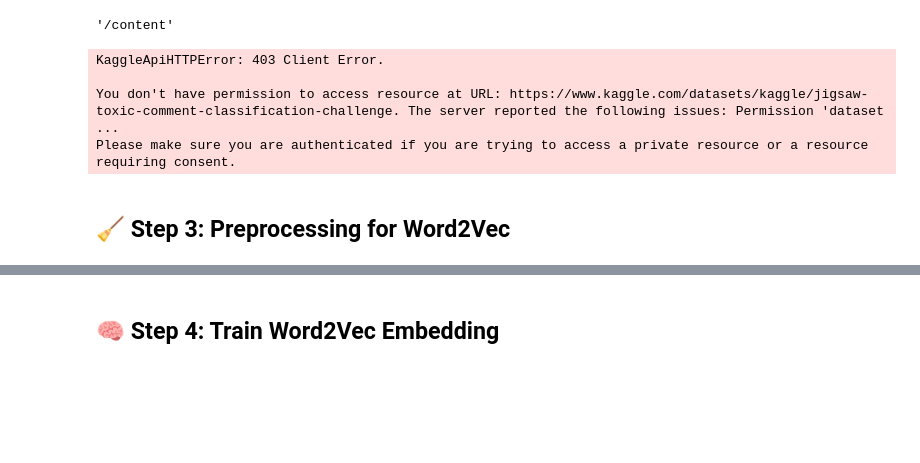
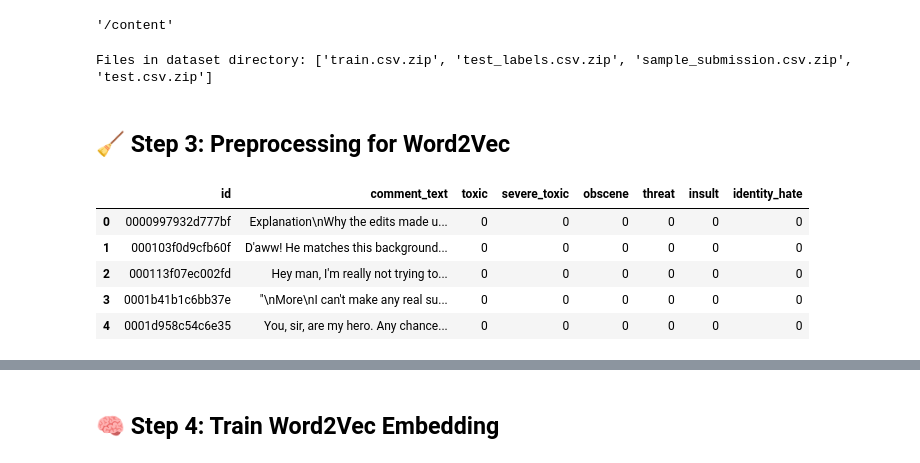
Before and after one commit to dinakeshvari/NLP_Exercise_ShokrzadCourse, a Jupyter notebook: Project03_DS04_S03_TextClassification_RezaShokrzad.ipynb, the cells around one changed output, grey strips where cells are left out. Cells and saved outputs as stored; diff of their text form; code cells hidden in the pictures; blank space fills up the shorter version.

```diff
--- a/Project03_DS04_S03_TextClassification_RezaShokrzad.ipynb
+++ b/Project03_DS04_S03_TextClassification_RezaShokrzad.ipynb
@@ -112,14 +123,7 @@ os.getcwd()
 # %%
-# Download the dataset
-path = kagglehub.dataset_download("kaggle/jigsaw-toxic-comment-classification-challenge")
-print("Dataset downloaded to:", path)
-
 # List files in the downloaded directory
-print("Files in dataset directory:", os.listdir(path))
+print("Files in dataset directory:", os.listdir(extraction_path))
 # %% [output]
-KaggleApiHTTPError: 403 Client Error.
-
-You don't have permission to access resource at URL: https://www.kaggle.com/datasets/kaggle/jigsaw-toxic-comment-classification-challenge. The server reported the following issues: Permission 'dataset ...
-Please make sure you are authenticated if you are trying to access a private resource or a resource requiring consent.
+Files in dataset directory: ['train.csv.zip', 'test_labels.csv.zip', 'sample_submission.csv.zip', 'test.csv.zip']
 # %% [markdown]
 ## 🧹 Step 3: Preprocessing for Word2Vec
@@ -127,0 +130,17 @@ Please make sure you are authenticated if you are trying to access a private res
+# %%
+# We'll use Gensim's `simple_preprocess` to tokenize and clean the text.
+with zipfile.ZipFile('/content/jiqsaw/train.csv.zip', 'r') as zip_ref:
+    zip_ref.extractall(extraction_path)
+with zipfile.ZipFile('/content/jiqsaw/test.csv.zip', 'r') as zip_ref:
+    zip_ref.extractall(extraction_path)
+train_df = pd.read_csv('/content/jiqsaw/train.csv')
+test_df = pd.read_csv('/content/jiqsaw/test.csv')
+# %%
+train_df.head()
+# %% [output]
+|  | id | comment_text | toxic | severe_toxic | obscene | threat | insult | identity_hate |
+| 0 | 0000997932d777bf | Explanation\nWhy the edits made u... | 0 | 0 | 0 | 0 | 0 | 0 |
+| 1 | 000103f0d9cfb60f | D'aww! He matches this background... | 0 | 0 | 0 | 0 | 0 | 0 |
+| 2 | 000113f07ec002fd | Hey man, I'm really not trying to... | 0 | 0 | 0 | 0 | 0 | 0 |
+| 3 | 0001b41b1c6bb37e | "\nMore\nI can't make any real su... | 0 | 0 | 0 | 0 | 0 | 0 |
+| 4 | 0001d958c54c6e35 | You, sir, are my hero. Any chance... | 0 | 0 | 0 | 0 | 0 | 0 |
```
Also changed, not shown: parts of 20 cells of this notebook.
